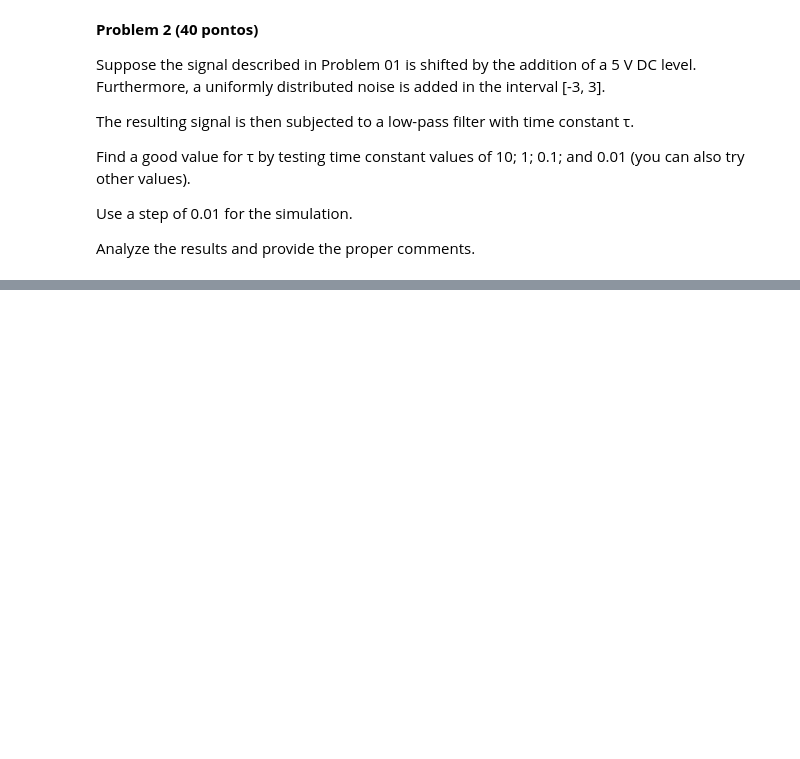
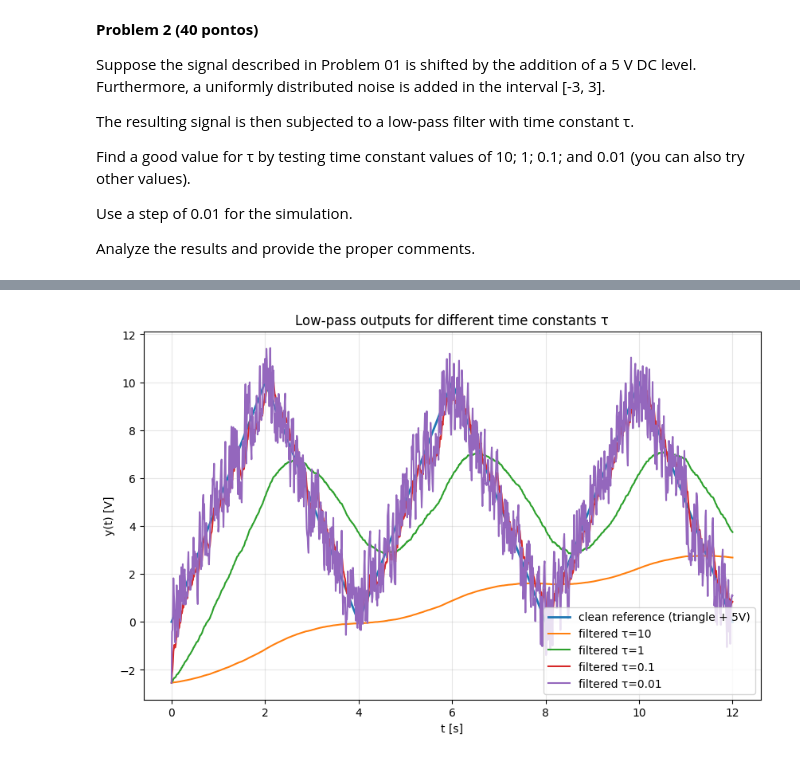
Before and after one commit to saulosgil/Disciplina_Modelagem-e-simula--o-de-sistemas, a Jupyter notebook: exercises/SE06/SE06_SauloGil.ipynb, the cells around one changed output, grey strips where cells are left out. Saved outputs shown, nothing was run; the diff lists cells and outputs as text; code cells hidden in the pictures; blank space fills up the shorter version.

```diff
--- a/exercises/SE06/SE06_SauloGil.ipynb
+++ b/exercises/SE06/SE06_SauloGil.ipynb
@@ -73,0 +139,36 @@ Analyze the results and provide the proper comments.
+# %%
+'''
+Low-pass filter with tau suggested by professor
+'''
+
+# First‑order low‑pass filter (time constant tau)
+def lowpass_first_order(x, tau, dt, y0=None):
+    if tau <= 0:
+        raise ValueError("tau must be positive")
+    alpha = dt / (tau + dt)
+    y = np.empty_like(x, dtype=float)
+    y[0] = x[0] if y0 is None else y0
+    for n in range(1, len(x)):
+        y[n] = y[n-1] + alpha * (x[n] - y[n-1])
+    return y, alpha
+
+# Passing filter
+taus = [10.0, 1.0, 0.1, 0.01]
+filtered = {}
+alphas = {}
+for tau in taus:
+    y, a = lowpass_first_order(x_noisy, tau=tau, dt=dt)
+    filtered[tau] = y
+    alphas[tau] = a
+
+# Visualize overlays for the different taus against the clean (shifted) reference
+plt.figure(figsize=(10,6))
+plt.plot(t, x_shift, linewidth=2, label="clean reference (triangle + 5V)")
+for tau in taus:
+    plt.plot(t, filtered[tau], label=f"filtered τ={tau:g}")
+plt.xlabel("t [s]"); plt.ylabel("y(t) [V]")
+plt.title("Low-pass outputs for different time constants τ")
+plt.grid(True, alpha=0.3); plt.legend(loc="best")
+plt.show()
+# %% [output]
+[figure, added]
```
Also changed, not shown: parts of 4 cells of this notebook.
